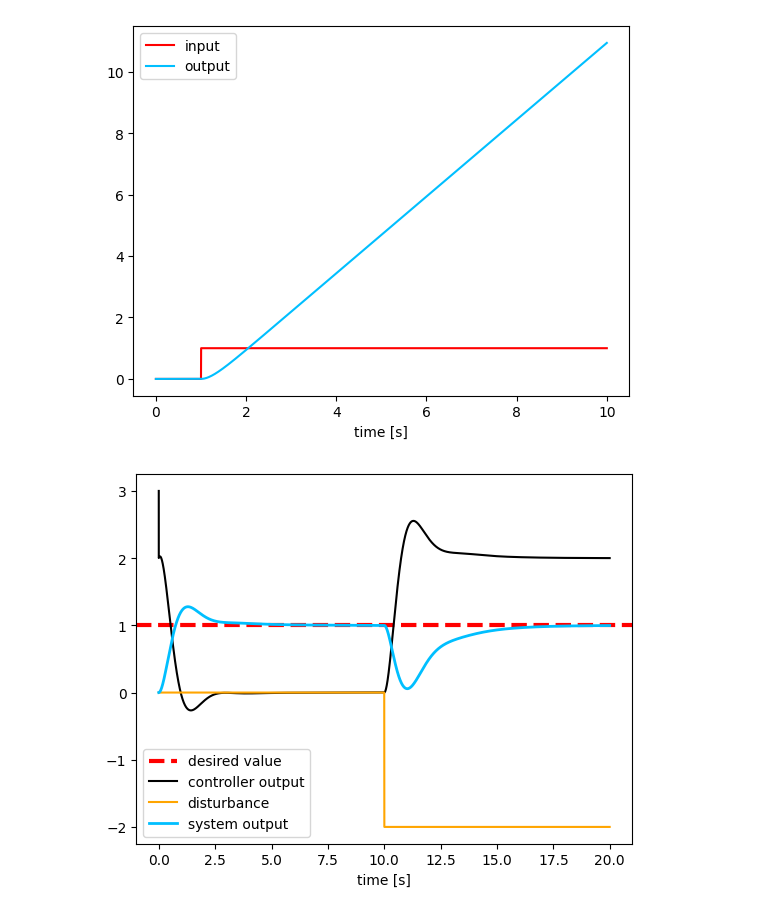
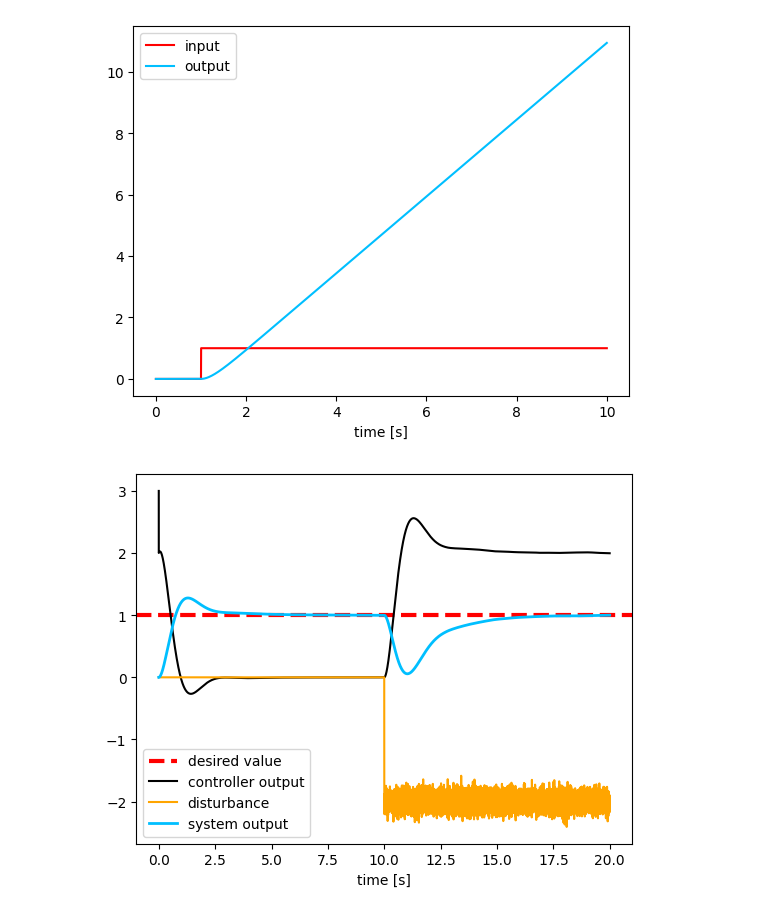
Before and after one commit to michalnand/ai_libs, a Jupyter notebook: examples/control/04_disturbance_rejection/demo.ipynb, the cells around one changed output. Saved outputs shown, nothing was run; the diff lists cells and outputs as text; code cells hidden in the pictures.

```diff
--- a/examples/control/04_disturbance_rejection/demo.ipynb
+++ b/examples/control/04_disturbance_rejection/demo.ipynb
@@ -105,39 +105,39 @@ for n in range(n_steps):
     u_tmp = numpy.ones((1, 1))
 
     if n > n_steps//2:
-        d = -2
+        d = -2 + numpy.random.randn()*0.1
     else:
         d = 0
 
     x, y = ds.forward_state(u_tmp*(u + d))
 
     x = x[0][0]
 
     t_result.append(n*dt)
     u_result.append(u)
     d_result.append(d)
     xr_result.append(xr)
     x_result.append(x)
 
 
 t_result    = numpy.array(t_result)
 u_result    = numpy.array(u_result)
 d_result    = numpy.array(d_result)
 xr_result   = numpy.array(xr_result)
 x_result    = numpy.array(x_result)
 
 
 import matplotlib.pyplot as plt
 
 plt.axhline(y=xr, color='red', linestyle='--', label='desired value', lw=3)
 plt.plot(t_result, u_result, label="controller output", color="black")
 plt.plot(t_result, d_result, label="disturbance", color="orange")
 plt.plot(t_result, x_result, label="system output", color="deepskyblue", lw=2)
 plt.xlabel("time [s]")
 plt.legend()
 plt.show()
 # %% [output]
-[figure, old version]
+[figure, new version]
 # %%
 
 
```
Also changed, not shown: parts of 1 cell of this notebook, 4 other files.
